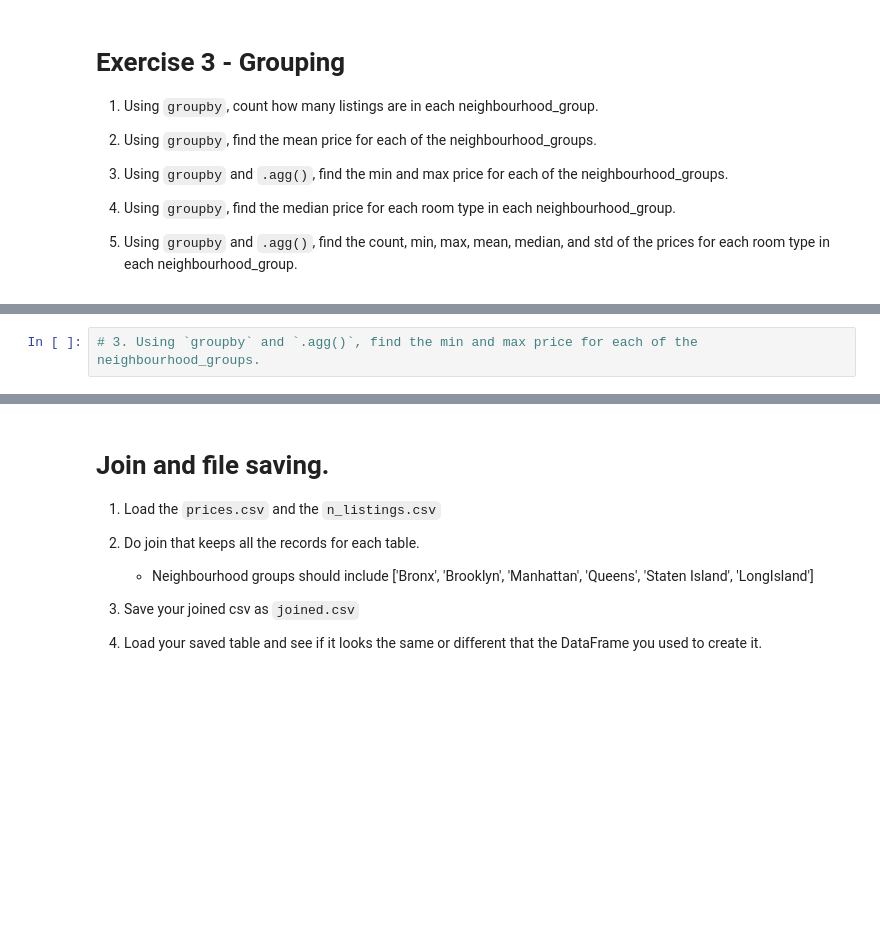
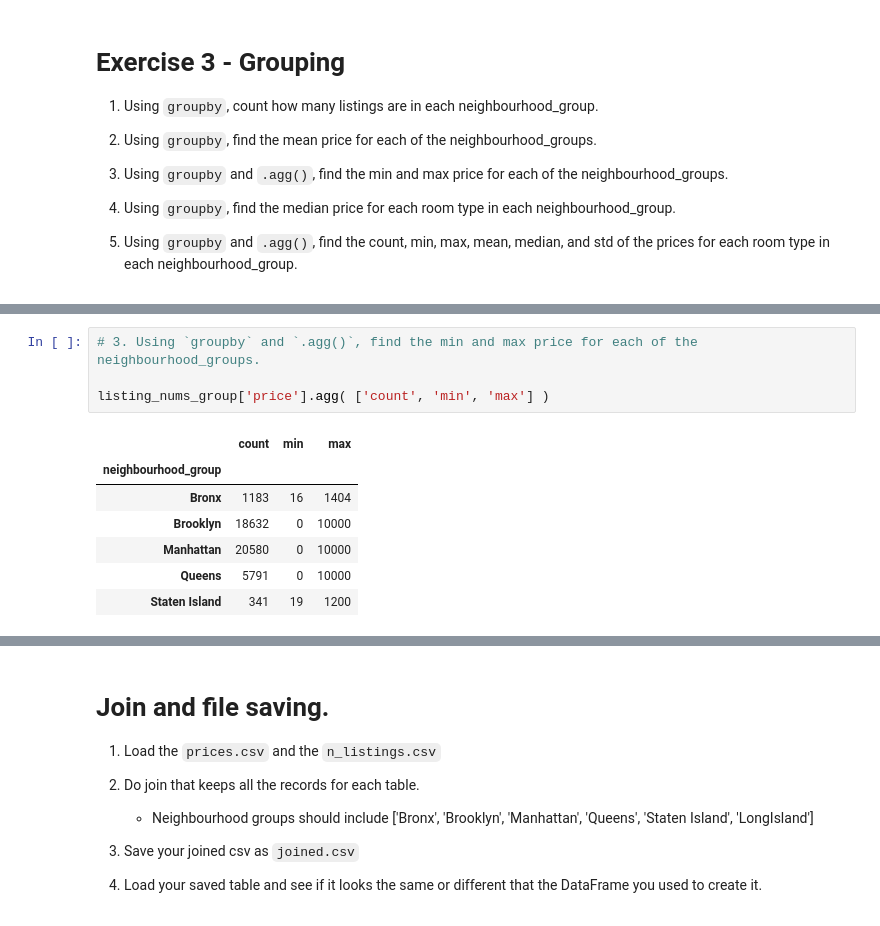
Before and after one commit to AlexOneUp/2022-fall-data-science, a Jupyter notebook: Week-01-Pandas/Exercise.ipynb, the cells around one changed output, grey strips where cells are left out. Drawn from its saved outputs; the diff is of its cells as text; blank space fills up the shorter version.

```diff
--- a/Week-01-Pandas/Exercise.ipynb
+++ b/Week-01-Pandas/Exercise.ipynb
@@ -210,4 +231,14 @@ print(, "% of the rooms are NOT Private")
 # %%
 # 3. Using `groupby` and `.agg()`, find the min and max price for each of the neighbourhood_groups.
+
+listing_nums_group['price'].agg( ['count', 'min', 'max'] )
+# %% [output]
+|  | count | min | max |
+| neighbourhood_group |  |  |  |
+| Bronx | 1183 | 16 | 1404 |
+| Brooklyn | 18632 | 0 | 10000 |
+| Manhattan | 20580 | 0 | 10000 |
+| Queens | 5791 | 0 | 10000 |
+| Staten Island | 341 | 19 | 1200 |
 # %%
 # 4. Using `groupby`, find the mean price for each room type in each neighbourhood_group.
```
Also changed, not shown: parts of 11 cells of this notebook.
